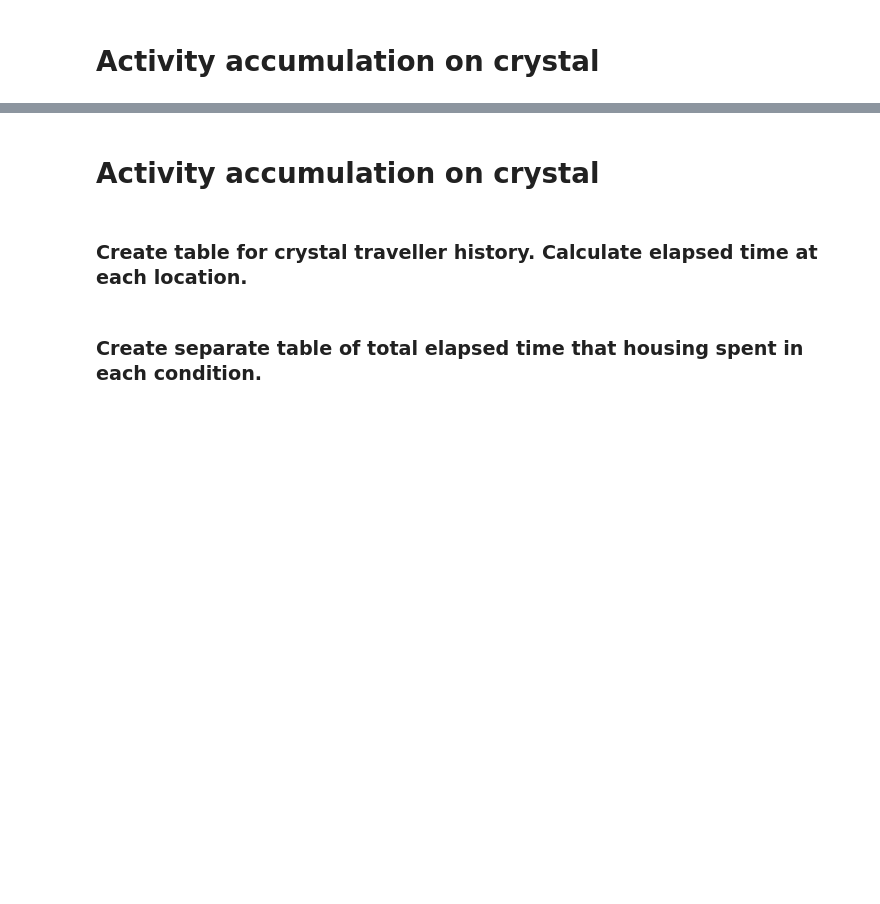
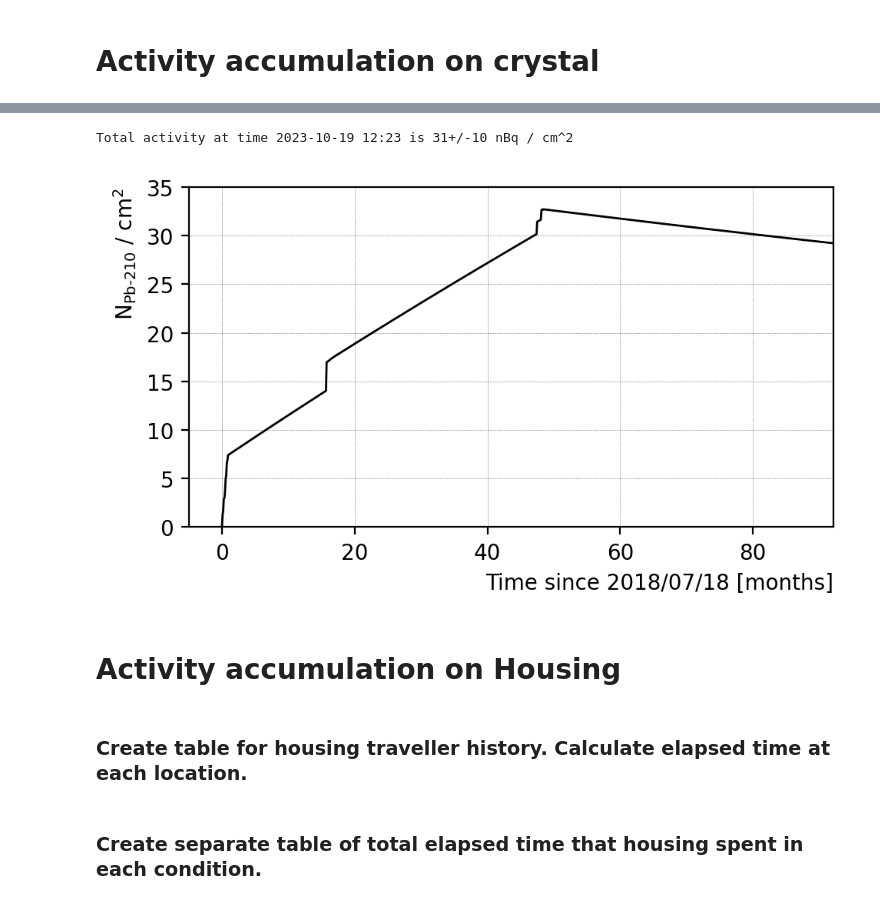
Before and after one commit to perry5334/CDMS, a Jupyter notebook: notebooks/BGM/Pb-210_implantation.ipynb, the cells around one changed output, grey strips where cells are left out. Cells and saved outputs as stored; diff of their text form; code cells hidden in the pictures; blank space fills up the shorter version.

```diff
--- a/notebooks/BGM/Pb-210_implantation.ipynb
+++ b/notebooks/BGM/Pb-210_implantation.ipynb
@@ -109,6 +154,6 @@ data = response.json()
 html = data["body"]["storage"]["value"]
 
 df = pd.read_html(html)[-4]
+df = df[~df.apply(is_comment_or_note, axis=1)].to_dict(orient='list')
 
-df = df[~df.apply(is_comment_or_note, axis=1)]
-df = df.to_dict(orient='list')
+mapping = pd.read_html(html)[-8].to_dict(orient='list')
@@ -178,13 +195,0 @@ for condition in np.unique(crystal['condition']):
-# %%
-values = []
-stds = []
-for i in range(len(mapping[('Condition of detector', 'Condition of detector')])):
-    values.append([mapping[('Activity', 'Crystal')][i],
-                   mapping[('Ventilation rate', 'Crystal')][i],
-                   mapping[('Surface-Volume ratio', 'Crystal')][i]])
-    stds.append([mapping_unc[('Activity uncertainty', 'Crystal')][i] * mapping[('Activity', 'Crystal')][i],
-                 mapping_unc[('Ventilation rate uncertainty', 'Crystal')][i] * mapping[('Ventilation rate', 'Crystal')][i],
-                 mapping_unc[('Surface-Volume ratio uncertainty', 'Crystal')][i] * mapping[('Surface-Volume ratio', 'Crystal')][i]])
-
-values = np.concatenate(values)
-stds = np.concatenate(stds)
@@ -198,10 +195,0 @@ params = correlated_values(values, cov)
-# %%
-N_implanted = 0
-print(f"{'Condition':>25} {'Rate (atoms / s / m^2)':>20} {'Elapsed time [h]':>20} {'Implanted atoms / m^2':>20}")
-for i, condition in enumerate(mapping[('Condition of detector', 'Condition of detector')]):
-    R_implanted = calc_implantation_rate(params[3*i+0], params[3*i+1], params[3*i+2]) # Pb-214 decays / s / m^2
-    t_elapsed = crystal_elapsed[condition]
-    N_implanted += R_implanted * t_elapsed
-    print(f"{condition:>25} {round(R_implanted.nominal_value,1):>20} {round(t_elapsed.nominal_value/60/60,1):>20} {round(R_implanted.nominal_value * t_elapsed.nominal_value,1):>20}")
-
-print(f'Total accumulated activity {N_implanted*1e-4*Pb210_lambda*1e9} nBq / cm^2')
@@ -211,7 +196,32 @@ KeyError: 'suf_polishing'
+# %%
+tf_measure = '2023-10-19 15:23'
+tf_measure_unix = date2unix(tf_measure, 15*60)
+integrate_history(tf_measure_unix, subject='crystal', verbose_only=True)
+# %% [output]
+Total activity at time 2023-10-19 12:23 is 31+/-10 nBq / cm^2
+# %%
+# Window for plotting
+window_start = df['TS'][0].n
+window_end = end_date_unix.n
+t = np.linspace(window_start, window_end, 1000)
+t_float = np.array([ufloat(i, 0) for i in t])
+
+plt.figure(figsize=(5,3), dpi=200)
+N = np.array([integrate_history(tf, subject='crystal', verbose_only=False).n for tf in t_float])
+
+plt.plot((t - window_start)*s2month, N*1e-4, color = 'black', lw = 1)
+plt.xlim(-5, (window_end-window_start)*s2month)
+plt.ylim(0, 35)
+plt.grid(True, color = 'black', lw = 0.2, ls = 'dotted')
+plt.xlabel(f'Time since {datetime.fromtimestamp(window_start).strftime("%Y/%m/%d")} [months]', loc = 'right')
+plt.ylabel(r'N$_{\text{Pb-210}}$ / cm$^2$', loc = 'top')
+plt.tight_layout()
+# %% [output]
+[figure, added]
 # %% [markdown]
-# Activity accumulation on crystal
+# Activity accumulation on Housing
 # %% [markdown]
-### Create table for crystal traveller history. Calculate elapsed time at each location.
+### Create table for housing traveller history. Calculate elapsed time at each location.
 # %%
 housing = {}
 start_entry = 73 # row index where packaging started
```
Also changed, not shown: parts of 32 cells of this notebook.
